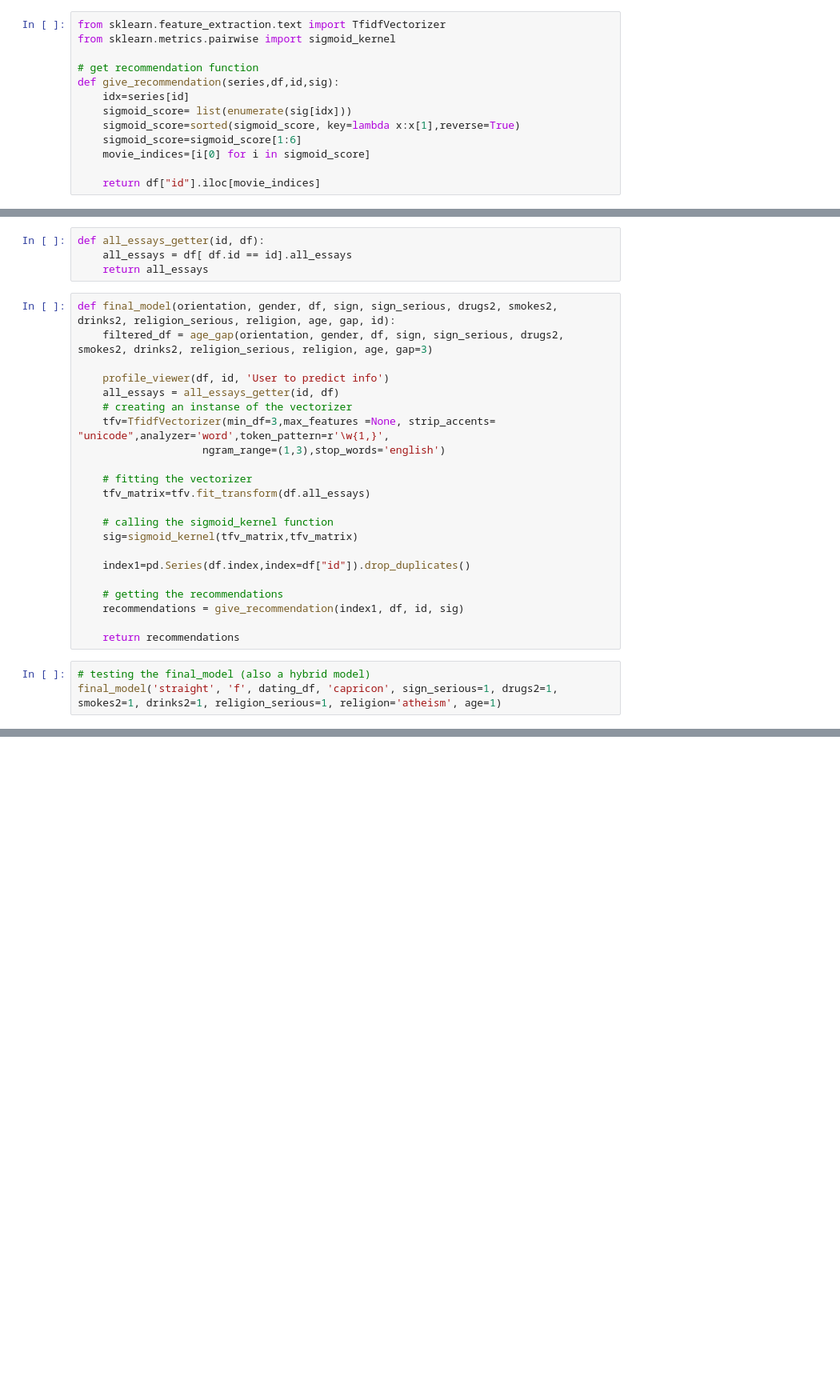
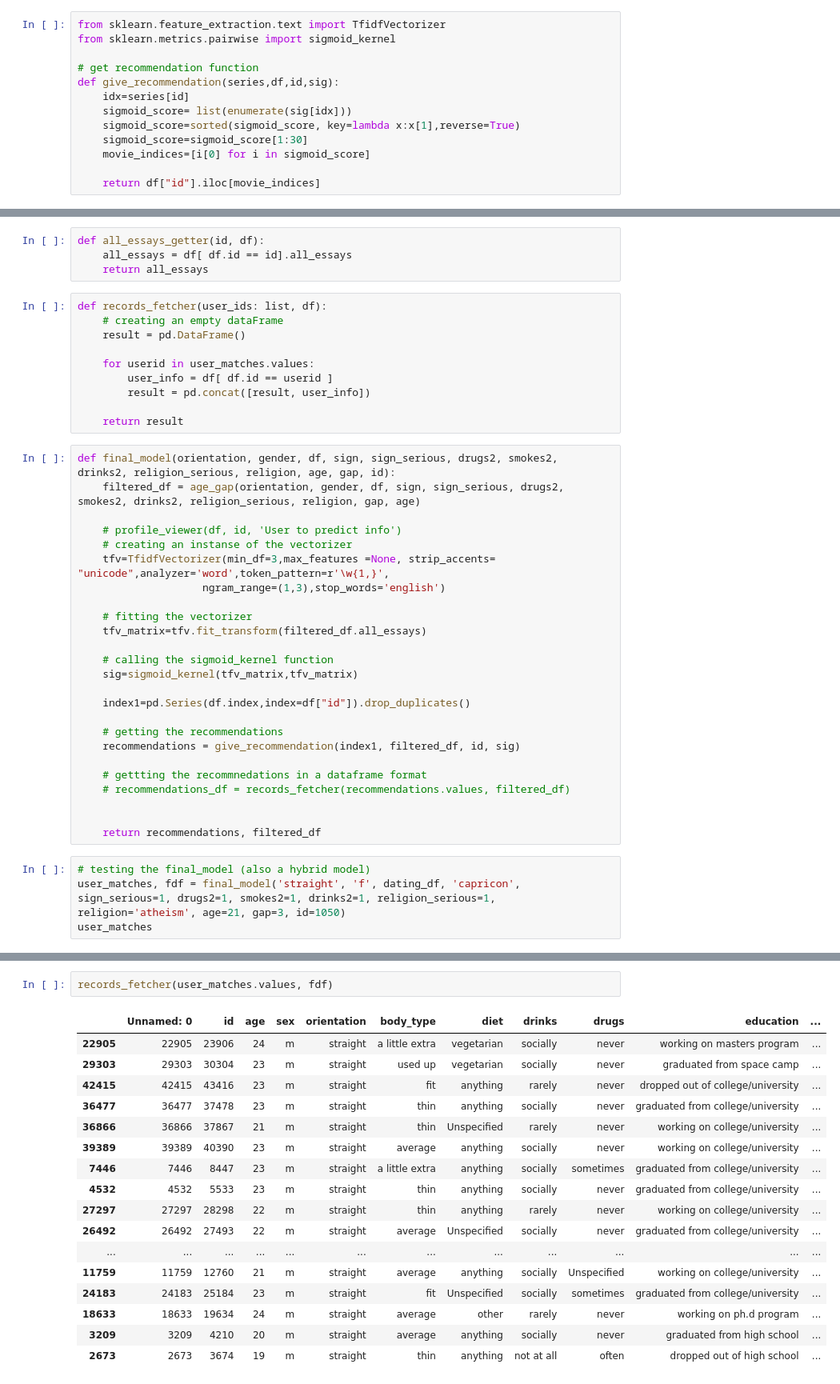
Before and after one commit to BensonMuriu/Dating-App-Recommender, a Jupyter notebook: P5_Notebook.ipynb, the cells around one changed output, grey strips where cells are left out. Shown at 80% size. Saved outputs shown, nothing was run; the diff lists cells and outputs as text; blank space fills up the shorter version.

Commit message:
Finished on the final model of the project

```diff
--- a/P5_Notebook.ipynb
+++ b/P5_Notebook.ipynb
@@ -2383,7 +2362,7 @@ def give_recommendation(series,df,id,sig):
     idx=series[id]
     sigmoid_score= list(enumerate(sig[idx]))
     sigmoid_score=sorted(sigmoid_score, key=lambda x:x[1],reverse=True)
-    sigmoid_score=sigmoid_score[1:6]
+    sigmoid_score=sigmoid_score[1:30]
     movie_indices=[i[0] for i in sigmoid_score]
 
     return df["id"].iloc[movie_indices]
@@ -2398,18 +2377,27 @@ def profile_viewer(df, id, name='Unspecified'):
 def all_essays_getter(id, df):
     all_essays = df[ df.id == id].all_essays
     return all_essays
+# %%
+def records_fetcher(user_ids: list, df):
+    # creating an empty dataFrame
+    result = pd.DataFrame()
+
+    for userid in user_matches.values:
+        user_info = df[ df.id == userid ]
+        result = pd.concat([result, user_info])
+
+    return result
 # %%
 def final_model(orientation, gender, df, sign, sign_serious, drugs2, smokes2, drinks2, religion_serious, religion, age, gap, id):
-    filtered_df = age_gap(orientation, gender, df, sign, sign_serious, drugs2, smokes2, drinks2, religion_serious, religion, age, gap=3)
+    filtered_df = age_gap(orientation, gender, df, sign, sign_serious, drugs2, smokes2, drinks2, religion_serious, religion, gap, age)
 
-    profile_viewer(df, id, 'User to predict info')
-    all_essays = all_essays_getter(id, df)
+    # profile_viewer(df, id, 'User to predict info')
     # creating an instanse of the vectorizer
     tfv=TfidfVectorizer(min_df=3,max_features =None, strip_accents= "unicode",analyzer='word',token_pattern=r'\w{1,}',
                     ngram_range=(1,3),stop_words='english')
 
     # fitting the vectorizer
-    tfv_matrix=tfv.fit_transform(df.all_essays)
+    tfv_matrix=tfv.fit_transform(filtered_df.all_essays)
 
     # calling the sigmoid_kernel function
     sig=sigmoid_kernel(tfv_matrix,tfv_matrix)
@@ -2417,10 +2405,15 @@ def final_model(orientation, gender, df, sign, sign_serious, drugs2, smokes2, dr
     index1=pd.Series(df.index,index=df["id"]).drop_duplicates()
 
     # getting the recommendations
-    recommendations = give_recommendation(index1, df, id, sig)
+    recommendations = give_recommendation(index1, filtered_df, id, sig)
 
-    return recommendations
+    # gettting the recommnedations in a dataframe format
+    # recommendations_df = records_fetcher(recommendations.values, filtered_df)
+
+
+    return recommendations, filtered_df
 # %%
 # testing the final_model (also a hybrid model)
-final_model('straight', 'f', dating_df, 'capricon', sign_serious=1, drugs2=1, smokes2=1, drinks2=1, religion_serious=1, religion='atheism', age=1)
+user_matches, fdf = final_model('straight', 'f', dating_df, 'capricon', sign_serious=1, drugs2=1, smokes2=1, drinks2=1, religion_serious=1, religion='atheism', age=21, gap=3, id=1050)
+user_matches
 # %% [output]
@@ -2436,0 +2437,20 @@ tfv_matrix=tfv.fit_transform(sampled_users['Favourites'])
+# %%
+records_fetcher(user_matches.values, fdf)
+# %% [output]
+|  | Unnamed: 0 | id | age | sex | orientation | body_type | diet | drinks | drugs | education | ... |
+| 22905 | 22905 | 23906 | 24 | m | straight | a little extra | vegetarian | socially | never | working on masters program | ... |
+| 29303 | 29303 | 30304 | 23 | m | straight | used up | vegetarian | socially | never | graduated from space camp | ... |
+| 42415 | 42415 | 43416 | 23 | m | straight | fit | anything | rarely | never | dropped out of college/university | ... |
+| 36477 | 36477 | 37478 | 23 | m | straight | thin | anything | socially | never | graduated from college/university | ... |
+| 36866 | 36866 | 37867 | 21 | m | straight | thin | Unspecified | rarely | never | working on college/university | ... |
+| 39389 | 39389 | 40390 | 23 | m | straight | average | anything | socially | never | working on college/university | ... |
+| 7446 | 7446 | 8447 | 23 | m | straight | a little extra | anything | socially | sometimes | graduated from college/university | ... |
+| 4532 | 4532 | 5533 | 23 | m | straight | thin | anything | socially | never | graduated from college/university | ... |
+| 27297 | 27297 | 28298 | 22 | m | straight | thin | anything | rarely | never | working on college/university | ... |
+| 26492 | 26492 | 27493 | 22 | m | straight | average | Unspecified | socially | never | graduated from college/university | ... |
+| ... | ... | ... | ... | ... | ... | ... | ... | ... | ... | ... | ... |
+| 11759 | 11759 | 12760 | 21 | m | straight | average | anything | socially | Unspecified | working on college/university | ... |
+| 24183 | 24183 | 25184 | 23 | m | straight | fit | Unspecified | socially | sometimes | graduated from college/university | ... |
+| 18633 | 18633 | 19634 | 24 | m | straight | average | other | rarely | never | working on ph.d program | ... |
+| 3209 | 3209 | 4210 | 20 | m | straight | average | anything | socially | never | graduated from high school | ... |
+| 2673 | 2673 | 3674 | 19 | m | straight | thin | anything | not at all | often | dropped out of high school | ... |
```
Also changed, not shown: parts of 21 cells of this notebook.
